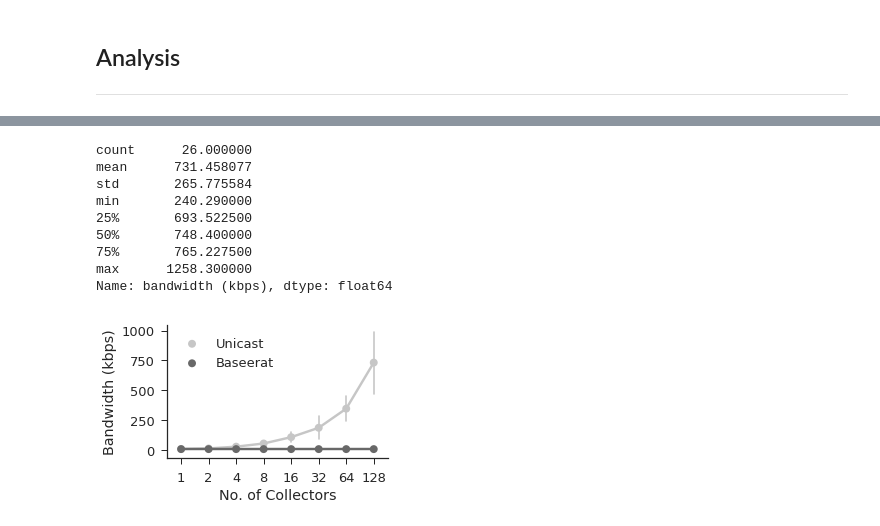
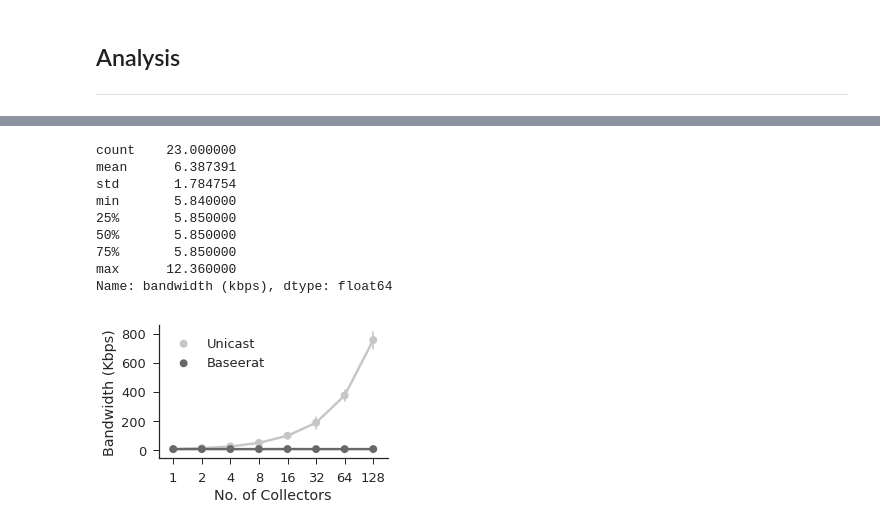
Before and after one commit to Elmo-MCast/measurements, a Jupyter notebook: vmware/analysis/apps/sflow/usage.ipynb, the cells around one changed output, grey strips where cells are left out. Cells and saved outputs as stored; diff of their text form; code cells hidden in the pictures.

```diff
--- a/vmware/analysis/apps/sflow/usage.ipynb
+++ b/vmware/analysis/apps/sflow/usage.ipynb
@@ -84,9 +84,9 @@ for i in subscribers:
     types += ['Unicast' for _ in range(len(sflow_data_dict['unicast'][str(i)]['out (kbps)']))]
 
 for i in subscribers:
-    subs += [i for _ in range(len(sflow_data_dict['baseerat'][str(1)]['out (kbps)']))]
-    rows += list(sflow_data_dict['baseerat'][str(1)]['out (kbps)'])
-    types += ['Baseerat' for _ in range(len(sflow_data_dict['baseerat'][str(1)]['out (kbps)']))]
+    subs += [i for _ in range(len(sflow_data_dict['baseerat'][str(i)]['out (kbps)']))]
+    rows += list(sflow_data_dict['baseerat'][str(i)]['out (kbps)'])
+    types += ['Baseerat' for _ in range(len(sflow_data_dict['baseerat'][str(i)]['out (kbps)']))]
 
 sns_plot_data['collectors'] = subs
 sns_plot_data['bandwidth (kbps)'] = rows
@@ -120,21 +132,21 @@ Name: bandwidth (kbps), dtype: float64
 # %%
-sns_plot_data['bandwidth (kbps)'].where(sns_plot_data[''] == 'Unicast').where(sns_plot_data['collectors'] == 128).describe()
+sns_plot_data['bandwidth (kbps)'][sns_plot_data[''] == 'Baseerat'][sns_plot_data['collectors'] == 128].describe()
 # %% [output]
-count      26.000000
-mean      731.458077
-std       265.775584
-min       240.290000
-25%       693.522500
-50%       748.400000
-75%       765.227500
-max      1258.300000
+count    23.000000
+mean      6.387391
+std       1.784754
+min       5.840000
+25%       5.850000
+50%       5.850000
+75%       5.850000
+max      12.360000
 Name: bandwidth (kbps), dtype: float64
 # %%
 sns.set(style='ticks', font_scale=1.3, rc={"lines.linewidth": 0.9})
 ax = sns.factorplot(x='collectors', y='bandwidth (kbps)', hue='', data=sns_plot_data, palette="Greys",
                    size=3, kind="point", legend=True, legend_out=False, aspect=1.5, ci='sd', scale=1.5)
-ax.set(xlabel='No. of Collectors', ylabel='Bandwidth (kbps)')
+ax.set(xlabel='No. of Collectors', ylabel='Bandwidth (Kbps)')
 plt.savefig('sflow-bandwidth-kbps.pdf')
 plt.show()
 # %% [output]
-[figure, old version]
+[figure, new version]
```
Also changed, not shown: parts of 5 cells of this notebook, 12 other files.
